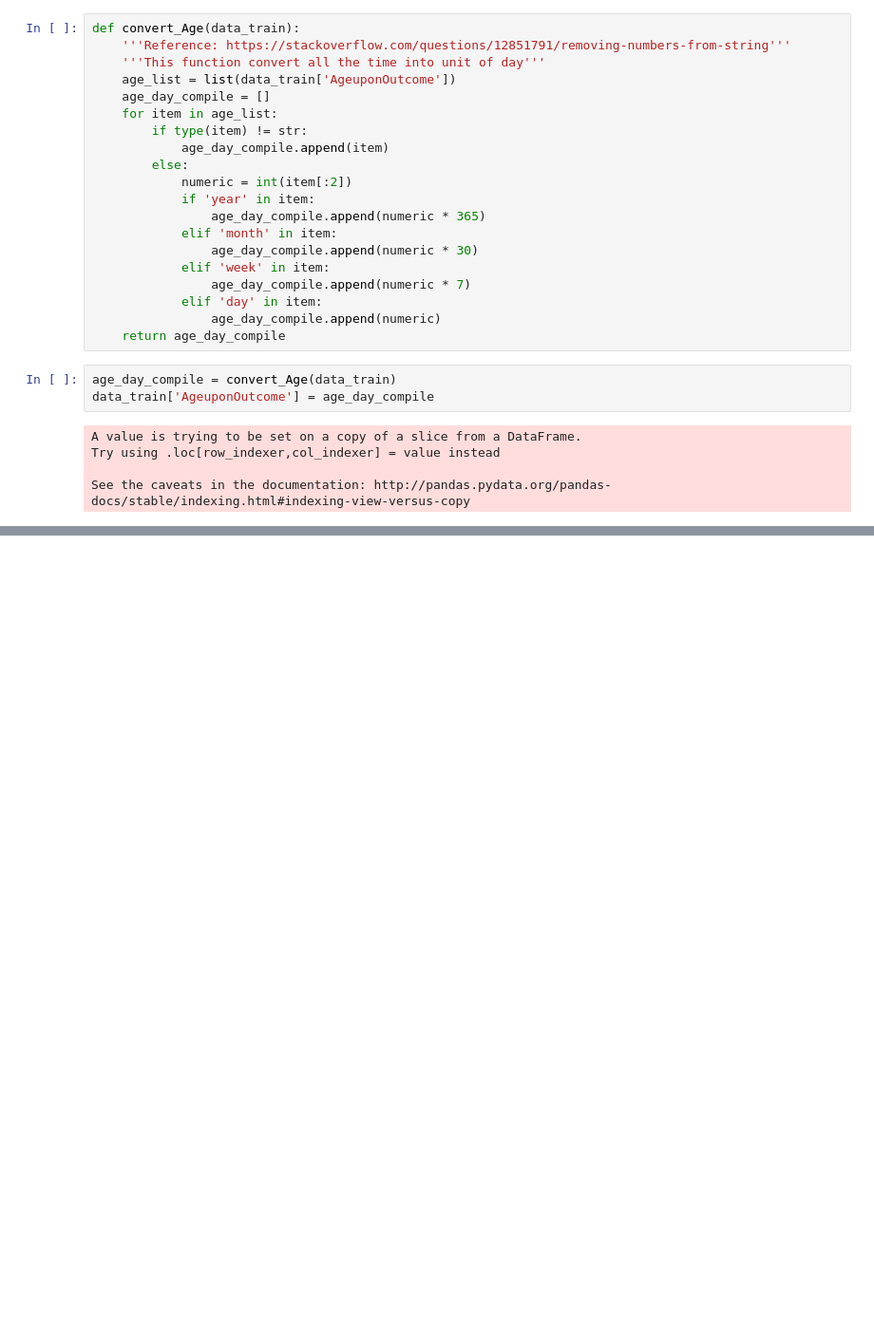
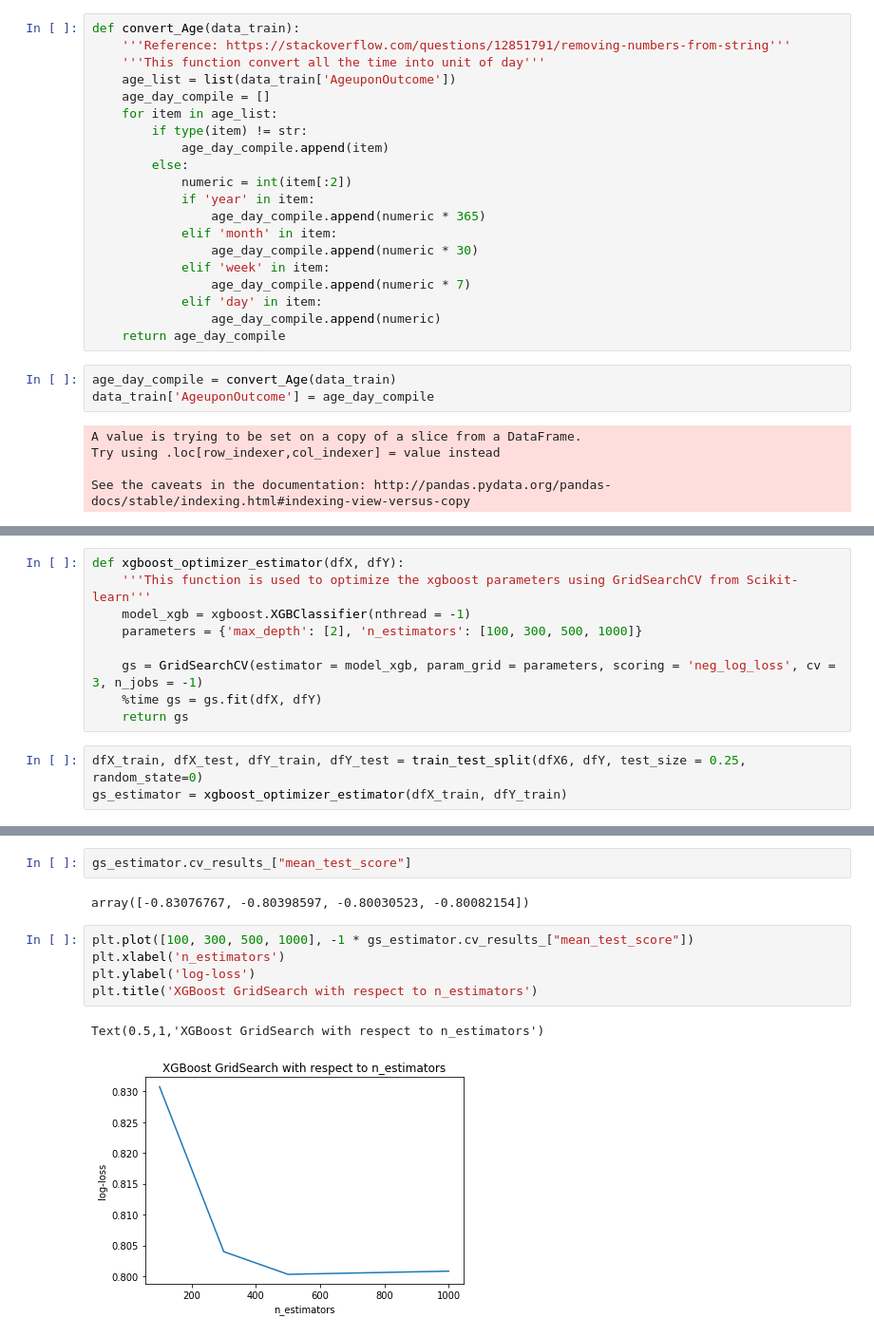
Before and after one commit to frozendrpepper/ML_Project, a Jupyter notebook: Project_main.ipynb, the cells around one changed output, grey strips where cells are left out. Shown at 95% size. Cells and saved outputs as stored; diff of their text form; blank space fills up the shorter version.

```diff
--- a/Project_main.ipynb
+++ b/Project_main.ipynb
@@ -508,0 +888,12 @@ See the caveats in the documentation: http://pandas.pydata.org/pandas-docs/stabl
+# %%
+def xgboost_optimizer_estimator(dfX, dfY):
+    '''This function is used to optimize the xgboost parameters using GridSearchCV from Scikit-learn'''
+    model_xgb = xgboost.XGBClassifier(nthread = -1)
+    parameters = {'max_depth': [2], 'n_estimators': [100, 300, 500, 1000]}
+
+    gs = GridSearchCV(estimator = model_xgb, param_grid = parameters, scoring = 'neg_log_loss', cv = 3, n_jobs = -1)
+    %time gs = gs.fit(dfX, dfY)
+    return gs
+# %%
+dfX_train, dfX_test, dfY_train, dfY_test = train_test_split(dfX6, dfY, test_size = 0.25, random_state=0)
+gs_estimator = xgboost_optimizer_estimator(dfX_train, dfY_train)
@@ -508,0 +902,12 @@ See the caveats in the documentation: http://pandas.pydata.org/pandas-docs/stabl
+# %%
+gs_estimator.cv_results_["mean_test_score"]
+# %% [output]
+array([-0.83076767, -0.80398597, -0.80030523, -0.80082154])
+# %%
+plt.plot([100, 300, 500, 1000], -1 * gs_estimator.cv_results_["mean_test_score"])
+plt.xlabel('n_estimators')
+plt.ylabel('log-loss')
+plt.title('XGBoost GridSearch with respect to n_estimators')
+# %% [output]
+Text(0.5,1,'XGBoost GridSearch with respect to n_estimators')
+[figure, added]
```
Also changed, not shown: parts of 56 cells of this notebook, 2 other files.
